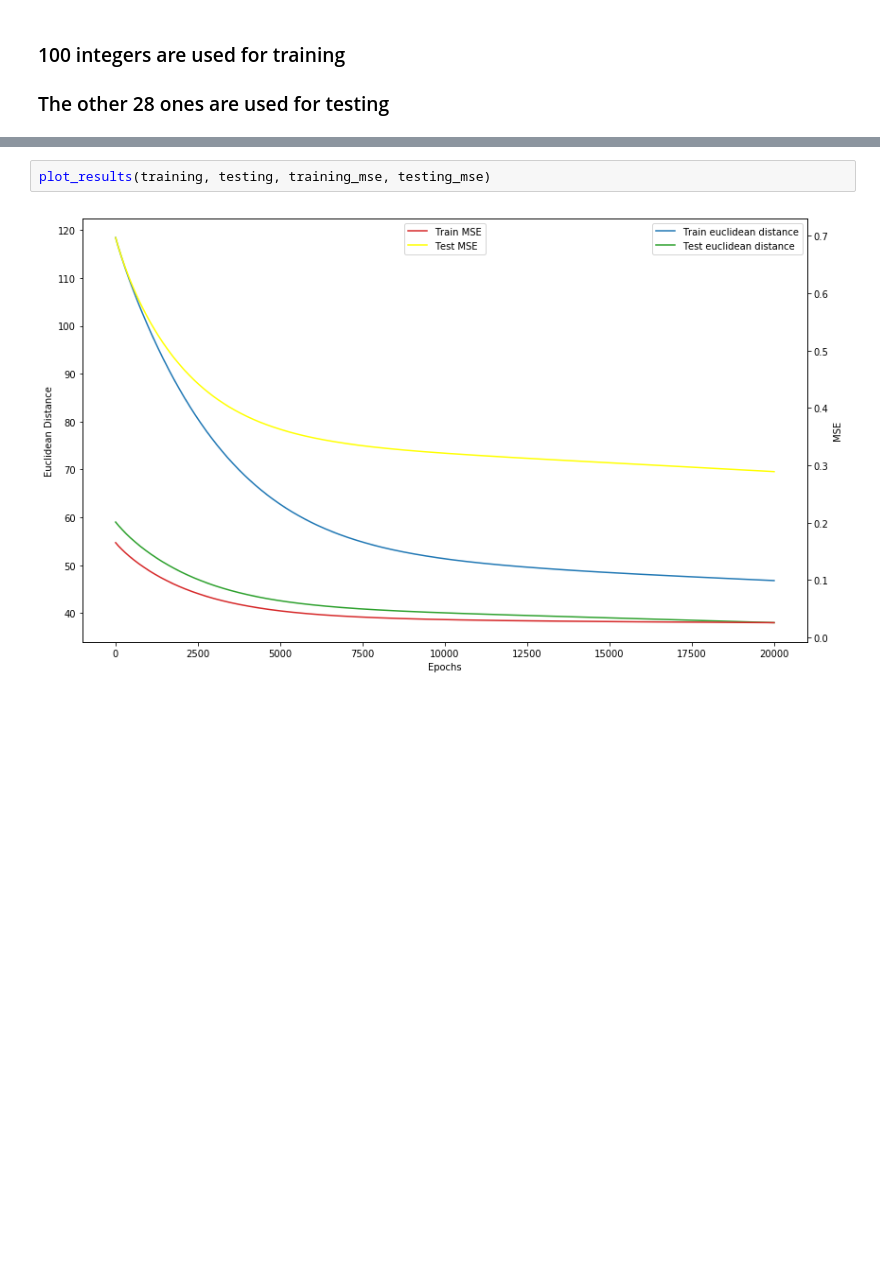
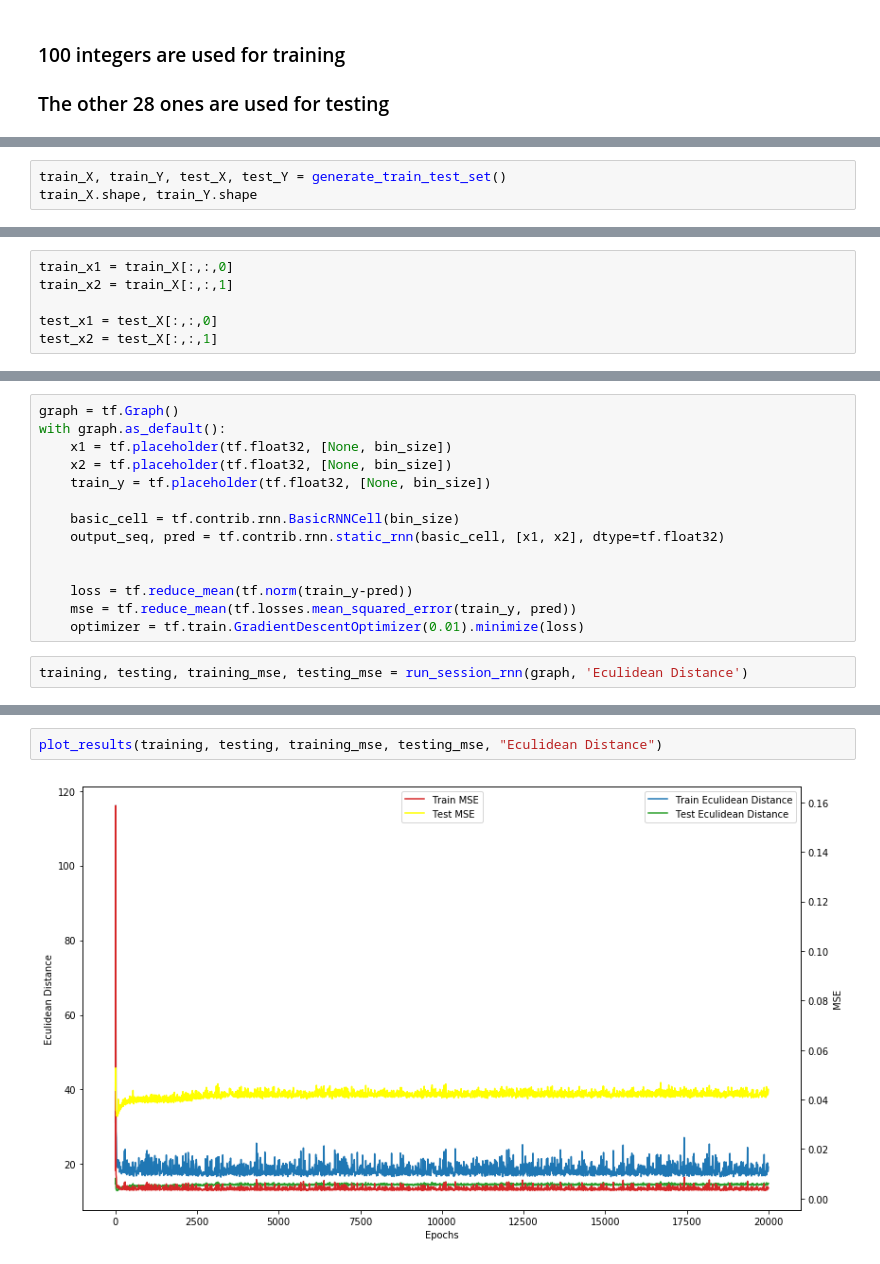
Before and after one commit to AmmarRashed/LSTM4fun, a Jupyter notebook: binary_addition.ipynb, the cells around one changed output, grey strips where cells are left out. Cells and saved outputs as stored; diff of their text form; blank space fills up the shorter version.

```diff
--- a/binary_addition.ipynb
+++ b/binary_addition.ipynb
@@ -229,0 +267,3 @@ Test MSE: 0.289133220911026
+# %%
+train_X, train_Y, test_X, test_Y = generate_train_test_set()
+train_X.shape, train_Y.shape
@@ -229,0 +272,6 @@ Test MSE: 0.289133220911026
+# %%
+train_x1 = train_X[:,:,0]
+train_x2 = train_X[:,:,1]
+
+test_x1 = test_X[:,:,0]
+test_x2 = test_X[:,:,1]
@@ -229,0 +338,16 @@ Test MSE: 0.289133220911026
+# %%
+graph = tf.Graph()
+with graph.as_default():
+    x1 = tf.placeholder(tf.float32, [None, bin_size])
+    x2 = tf.placeholder(tf.float32, [None, bin_size])
+    train_y = tf.placeholder(tf.float32, [None, bin_size])
+
+    basic_cell = tf.contrib.rnn.BasicRNNCell(bin_size)
+    output_seq, pred = tf.contrib.rnn.static_rnn(basic_cell, [x1, x2], dtype=tf.float32)
+
+
+    loss = tf.reduce_mean(tf.norm(train_y-pred))
+    mse = tf.reduce_mean(tf.losses.mean_squared_error(train_y, pred))
+    optimizer = tf.train.GradientDescentOptimizer(0.01).minimize(loss)
+# %%
+training, testing, training_mse, testing_mse = run_session_rnn(graph, 'Eculidean Distance')
@@ -230,4 +372,4 @@ Test MSE: 0.289133220911026
 # %%
-plot_results(training, testing, training_mse, testing_mse)
+plot_results(training, testing, training_mse, testing_mse, "Eculidean Distance")
 # %% [output]
-[figure, old version]
+[figure, new version]
```
Also changed, not shown: parts of 24 cells of this notebook.
